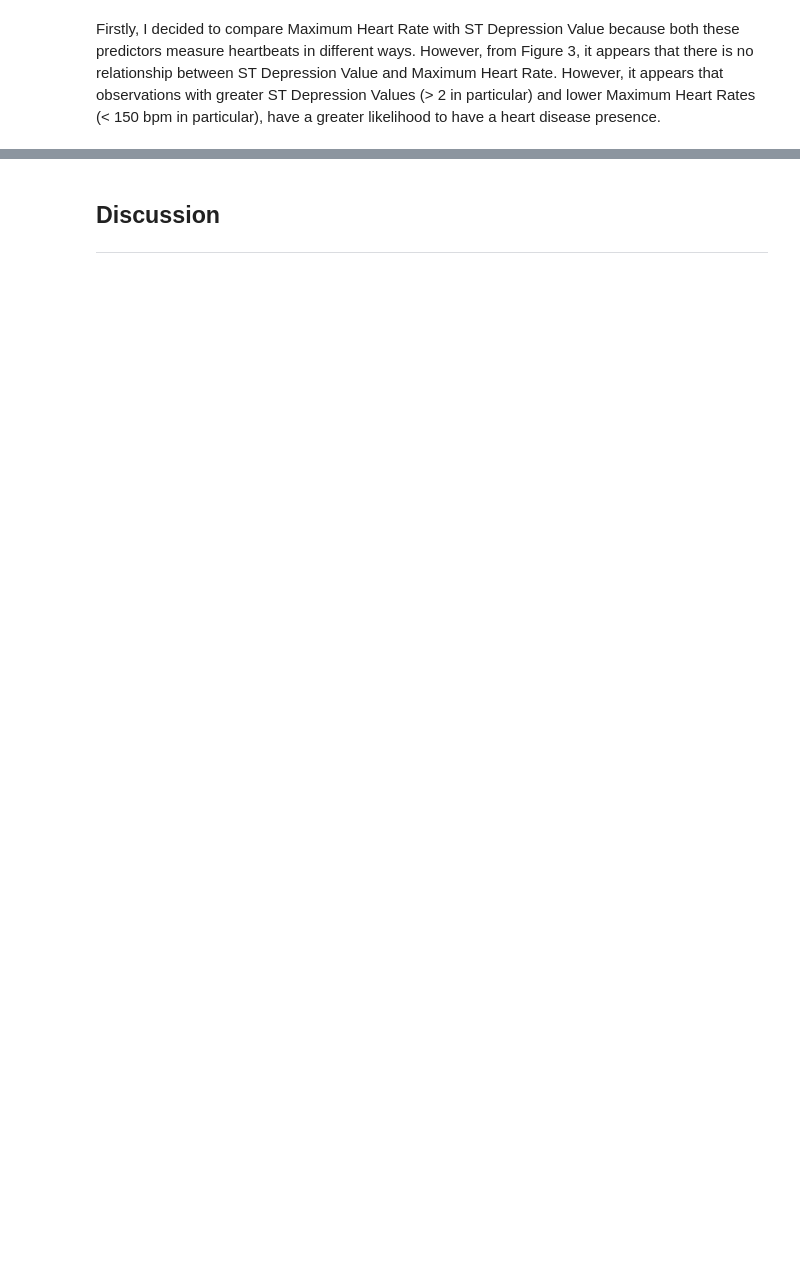
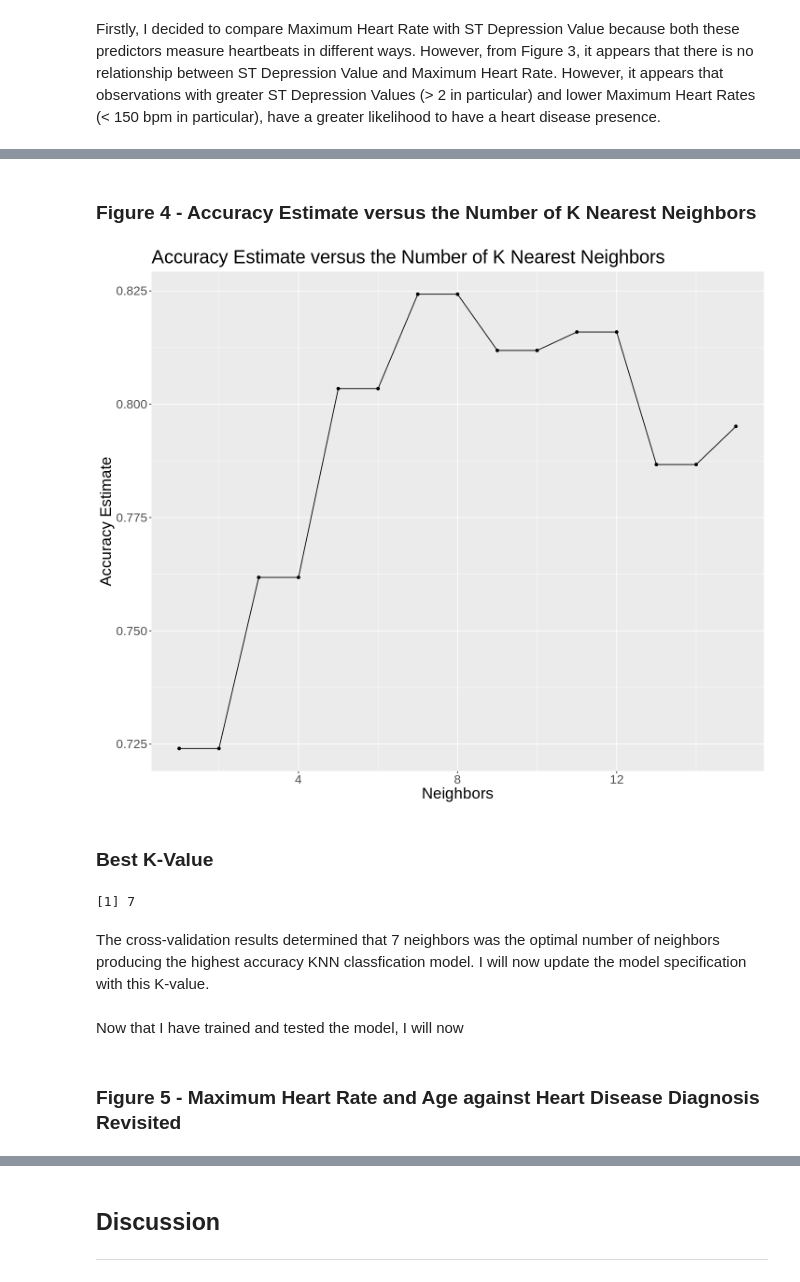
Before and after one commit to meleongg/dsci-100-project, a Jupyter notebook: report.ipynb, the cells around one changed output, grey strips where cells are left out. Drawn from its saved outputs; the diff is of its cells as text; code cells hidden in the pictures; blank space fills up the shorter version.

Commit message:
added section model training/testing

```diff
--- a/report.ipynb
+++ b/report.ipynb
@@ -527,0 +462,4 @@ A tibble: 1 × 1
+# %%
+heart_disease_recipe <- recipe(diagnosis ~ ., data = heart_disease_train) %>%
+    step_center(all_predictors()) %>%
+    step_scale(all_predictors())
@@ -527,0 +468,4 @@ A tibble: 1 × 1
+# %%
+heart_disease_spec <- nearest_neighbor(weight_func = "rectangular", neighbors = tune()) %>%
+    set_engine("kknn") %>%
+    set_mode("classification")
@@ -527,0 +475,12 @@ A tibble: 1 × 1
+# %%
+heart_disease_vfold <- vfold_cv(heart_disease_train, v = 5, strata = diagnosis)
+
+heart_disease_results <- workflow() %>%
+    add_recipe(heart_disease_recipe) %>%
+    add_model(heart_disease_spec) %>%
+    tune_grid(resamples = heart_disease_vfold, grid = 100) %>%
+    collect_metrics()
+
+accuracies <- heart_disease_results %>%
+    filter(.metric == "accuracy") %>%
+    arrange(desc(mean))
@@ -527,0 +510,24 @@ A tibble: 1 × 1
+# %%
+accuracies_plot <- ggplot(accuracies, aes(x = neighbors, y = mean)) +
+    geom_point() +
+    geom_line() +
+    labs(x = "Neighbors", y = "Accuracy Estimate") +
+    ggtitle("Accuracy Estimate versus the Number of K Nearest Neighbors") +
+    theme(text = element_text(size = 20))
+# %% [markdown]
+### Figure 4 - Accuracy Estimate versus the Number of K Nearest Neighbors
+# %%
+accuracies_plot
+# %% [output]
+[figure, added]
+# %% [markdown]
+### Best K-Value
+# %%
+best_k <- accuracies %>%
+    slice(1) %>%
+    pull(neighbors)
+best_k
+# %% [output]
+[1] 7
+# %% [markdown]
+The cross-validation results determined that 7 neighbors was the optimal number of neighbors producing the highest accuracy KNN classfication model. I will now update the model specification with this K-value.
@@ -527,0 +556,4 @@ A tibble: 1 × 1
+# %% [markdown]
+Now that I have trained and tested the model, I will now
+# %% [markdown]
+### Figure 5 - Maximum Heart Rate and Age against Heart Disease Diagnosis Revisited
```
Also changed, not shown: parts of 25 cells of this notebook.
